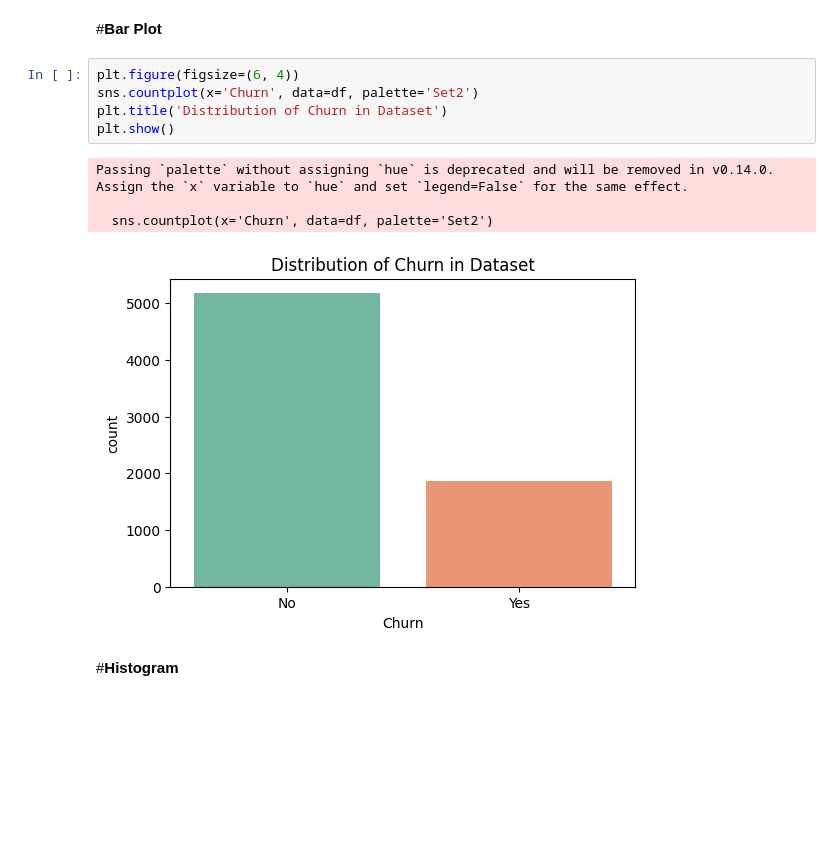
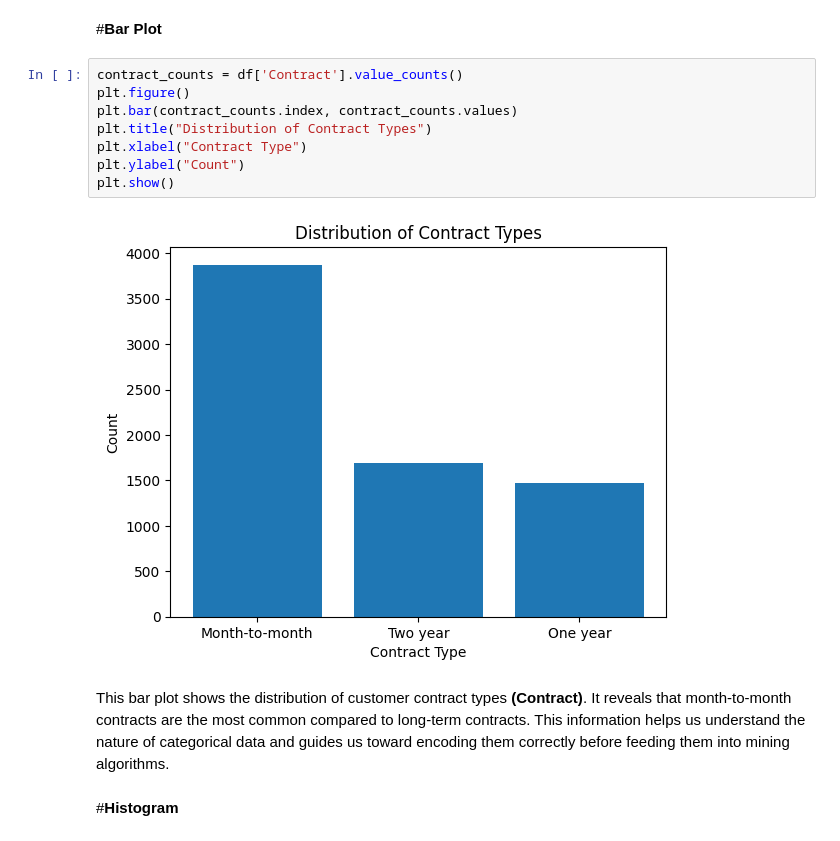
Before and after one commit to LujainAldujain/Data_Mining_Project, a Jupyter notebook: Phase2.ipynb, the cells around one changed output. Cells and saved outputs as stored; diff of their text form; blank space fills up the shorter version.

```diff
--- a/Phase2.ipynb
+++ b/Phase2.ipynb
@@ -176,15 +175,17 @@ Rows with missing TotalCharges: 11
 All 11 of these rows correspond to customers with `tenure = 0`, meaning they have not yet completed a single billing cycle. This strongly suggests these are newly signed-up customers who joined the service but had not been charged at the time the data was collected, rather than an error in data entry or a technical fault.
 # %% [markdown]
 #**Bar Plot**
-# %%
-plt.figure(figsize=(6, 4))
-sns.countplot(x='Churn', data=df, palette='Set2')
-plt.title('Distribution of Churn in Dataset')
-plt.show()
-# %% [output]
-Passing `palette` without assigning `hue` is deprecated and will be removed in v0.14.0. Assign the `x` variable to `hue` and set `legend=False` for the same effect.
-
-  sns.countplot(x='Churn', data=df, palette='Set2')
-[figure, removed]
+# %%
+contract_counts = df['Contract'].value_counts()
+plt.figure()
+plt.bar(contract_counts.index, contract_counts.values)
+plt.title("Distribution of Contract Types")
+plt.xlabel("Contract Type")
+plt.ylabel("Count")
+plt.show()
+# %% [output]
+[figure, added]
+# %% [markdown]
+This bar plot shows the distribution of customer contract types **(Contract)**. It reveals that month-to-month contracts are the most common compared to long-term contracts. This information helps us understand the nature of categorical data and guides us toward encoding them correctly before feeding them into mining algorithms.
 # %% [markdown]
 #**Histogram**
```
Also changed, not shown: parts of 9 cells of this notebook.
